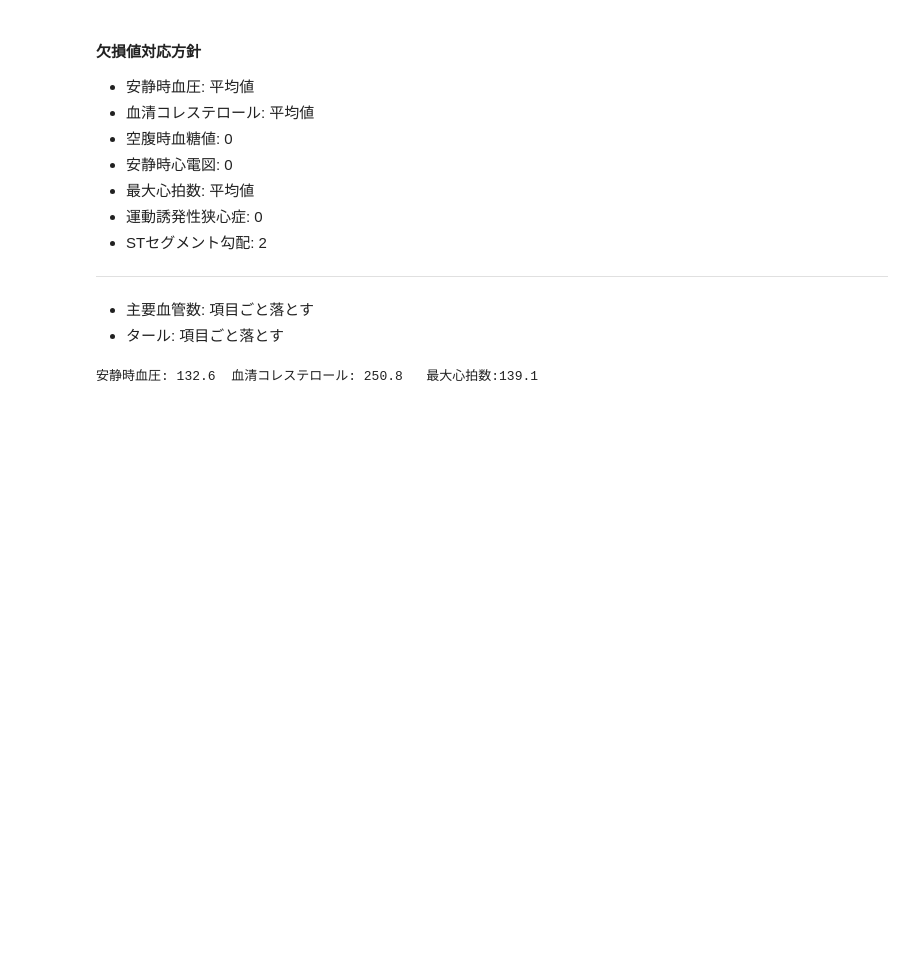
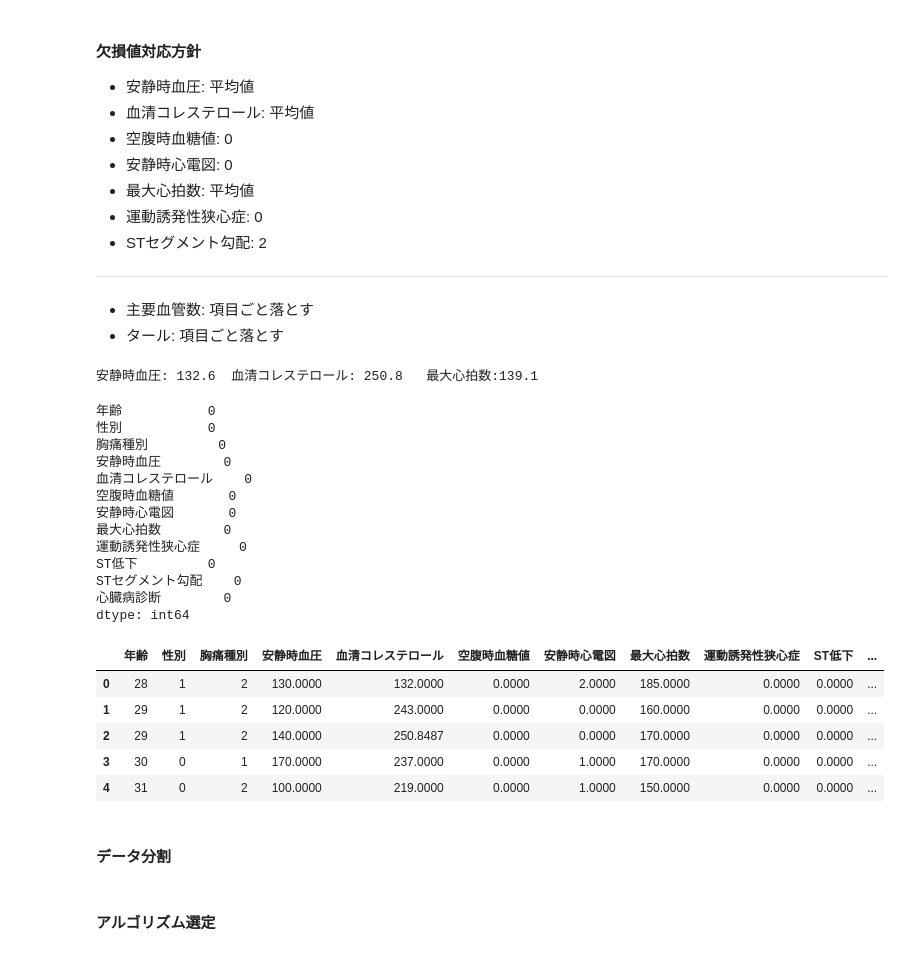
Before and after one commit to tako21ttp/tako21aiko, a Jupyter notebook: profitable_ai/ac_01_heart_disease.ipynb, the cells around one changed output. Saved outputs shown, nothing was run; the diff lists cells and outputs as text; code cells hidden in the pictures; blank space fills up the shorter version.

```diff
--- a/profitable_ai/ac_01_heart_disease.ipynb
+++ b/profitable_ai/ac_01_heart_disease.ipynb
@@ -235,3 +235,43 @@ ave3 = df_hu['最大心拍数'].mean()
 print(f'安静時血圧: {ave1:.1f}  血清コレステロール: {ave2:.1f}   最大心拍数:{ave3:.1f}')
 # %% [output]
 安静時血圧: 132.6  血清コレステロール: 250.8   最大心拍数:139.1
+# %%
+# 欠損値の置換
+df2 = df_hu.fillna(
+    {'安静時血圧': ave1,
+    '血清コレステロール': ave2,
+    '空腹時血糖値': 0,
+    '安静時心電図': 0,
+    '最大心拍数': ave3,
+    '運動誘発性狭心症': 0,
+    'STセグメント勾配': 2}
+)
+
+# 列の削除
+df3 = df2.drop(['主要血管数', 'タール'], axis=1)
+# %%
+# 結果確認
+print(df3.isnull().sum())
+display(df3.head())
+# %% [output]
+年齢           0
+性別           0
+胸痛種別         0
+安静時血圧        0
+血清コレステロール    0
+空腹時血糖値       0
+安静時心電図       0
+最大心拍数        0
+運動誘発性狭心症     0
+ST低下         0
+STセグメント勾配    0
+心臓病診断        0
+dtype: int64
+|  | 年齢 | 性別 | 胸痛種別 | 安静時血圧 | 血清コレステロール | 空腹時血糖値 | 安静時心電図 | 最大心拍数 | 運動誘発性狭心症 | ST低下 | ... |
+| 0 | 28 | 1 | 2 | 130.0000 | 132.0000 | 0.0000 | 2.0000 | 185.0000 | 0.0000 | 0.0000 | ... |
+| 1 | 29 | 1 | 2 | 120.0000 | 243.0000 | 0.0000 | 0.0000 | 160.0000 | 0.0000 | 0.0000 | ... |
+| 2 | 29 | 1 | 2 | 140.0000 | 250.8487 | 0.0000 | 0.0000 | 170.0000 | 0.0000 | 0.0000 | ... |
+| 3 | 30 | 0 | 1 | 170.0000 | 237.0000 | 0.0000 | 1.0000 | 170.0000 | 0.0000 | 0.0000 | ... |
+| 4 | 31 | 0 | 2 | 100.0000 | 219.0000 | 0.0000 | 1.0000 | 150.0000 | 0.0000 | 0.0000 | ... |
+# %% [markdown]
+#### データ分割
@@ -237,0 +291,2 @@ print(f'安静時血圧: {ave1:.1f}  血清コレステロール: {ave2:.1f}
+# %% [markdown]
+#### アルゴリズム選定
```
Also changed, not shown: parts of 1 cell of this notebook.
